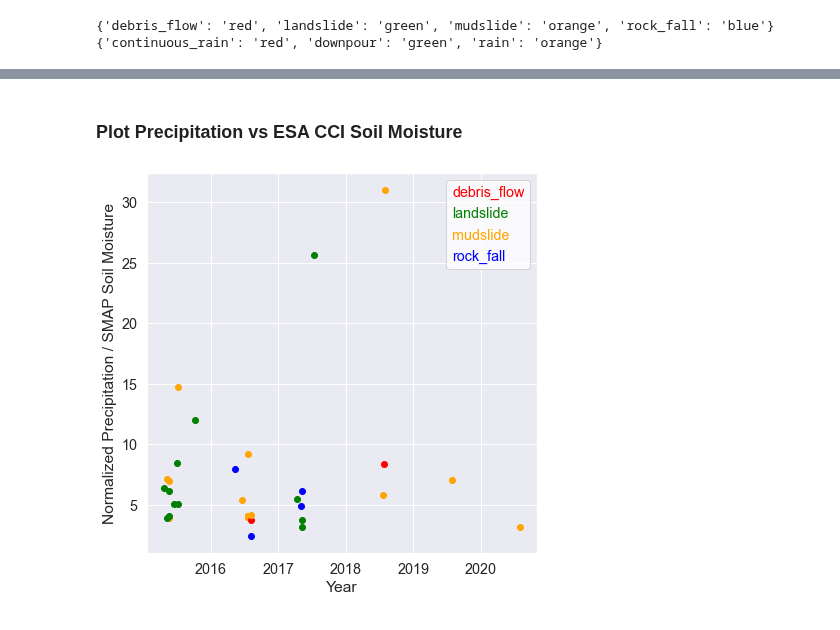
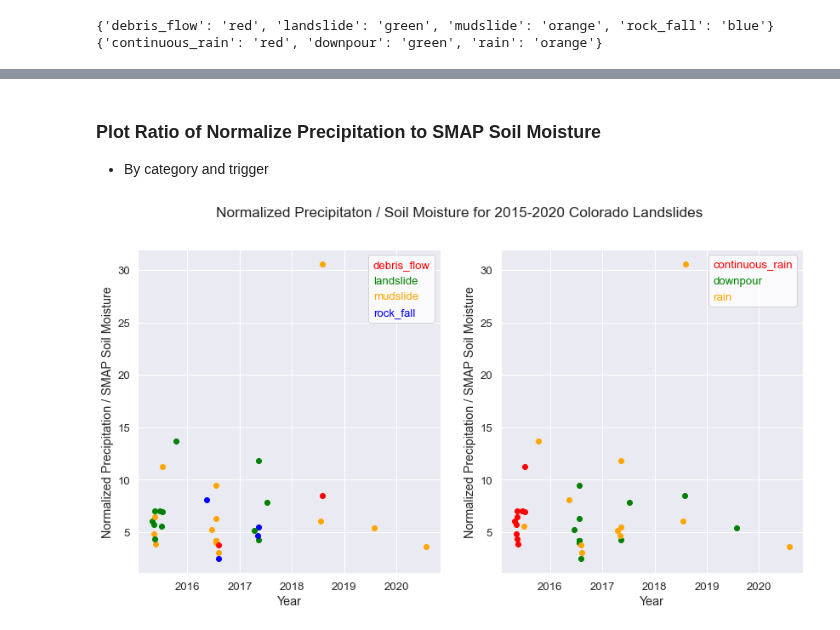
Before and after one commit to jacquiewitte/capstone-landslides-soilmoisture, a Jupyter notebook: landslide_precip_soilm.ipynb, the cells around one changed output, grey strips where cells are left out. Drawn from its saved outputs; the diff is of its cells as text; code cells hidden in the pictures.

```diff
--- a/landslide_precip_soilm.ipynb
+++ b/landslide_precip_soilm.ipynb
@@ -20,7 +25,7 @@ import warnings
 warnings.filterwarnings('ignore')
 
 # Prettier plotting with seaborn
-sns.set(font_scale=1.3)
+sns.set(font_scale=1.2)
 # %%
 def read_smap(filepath, index):
     """
@@ -156,7 +171,7 @@ data_dir = os.path.join(et.io.HOME,
                         'data', 'capstone')
 smap_files = sorted(glob(os.path.join(data_dir, 'smap_9km', '*.h5')))
 
-gpm_files = sorted(glob(os.path.join(data_dir, 'gpm', '*nc4')))
+gpm_files = sorted(glob(os.path.join(data_dir, 'gpm_westernUS', '*nc4')))
 
 esa_files = sorted(glob(os.path.join(data_dir, 'esa_soil_moisture',
                                      '*ACTIVE*nc')))
@@ -372,11 +443,0 @@ ax.text(7.1 ,0, 'Landslide\nTriggered', color='mediumorchid', fontsize='medium')
-# %%
-fig, ax = plt.subplots(figsize=(14, 5), sharex=True, sharey=True)
-
-for id, df in landslide_df.groupby("landslide_id"):
-    ax.plot(df['days-to-landslide'], df['esa_sm_percent'],
-            marker='o', linestyle='none', color='brown')
-
-ax.set(xlabel='Days leading up to rainfall-landslide event',
-       ylabel='%',
-       title='ESA CCI Percent Saturation Soil Moisture')
-ax.text(7.1 ,0, 'Landslide\nTriggered', color='mediumorchid', fontsize='medium');
@@ -385,8 +444,7 @@ ax.text(7.1 ,0, 'Landslide\nTriggered', color='mediumorchid', fontsize='medium')
 # %% [markdown]
 ### Plot Precipitation vs SMAP Soil Moisture
 # %%
-#category = np.unique(landslide_df['landslide_category'])
-colors = ['red','green','orange','blue']
+colors = ['red', 'green', 'orange', 'blue', 'yellow', 'purple']
 
 category = dict(zip(np.unique(landslide_df['landslide_category']), colors))
 print(category)
@@ -459,27 +539,50 @@ ax1.set_ylim([-5, 100]);
 # %% [markdown]
-### Plot Precipitation vs ESA CCI Soil Moisture
+### Plot Ratio of Normalize Precipitation to SMAP Soil Moisture
+- By category and trigger
 # %%
 # Create a scatter plot
-f, ax = plt.subplots(figsize=(7, 7))
+fig, (ax1, ax2) = plt.subplots(ncols=2, nrows=1, figsize=(14, 7))
 
+
+# By Category
 count = 1
 for id, df in landslide_df.groupby("landslide_id"):
-    res = df['precip_accum_mm']/df['precip_accum_mm'].mean()
-    #if res.max() > 1.1:
     for cat in category:
         if df['landslide_category'][0] == cat:
-            ax.scatter(df.index[0], res.max()/df['smap_sm'].max(),
-                   color=category[cat])
+            ax1.scatter(df.index[0], df['precip_accum_norm']/df['smap_sm'],
+                        color=category[cat])
+    count = count+1
 
-    count=count+1
-
-ax.set(xlabel='Year',
-       ylabel='Normalized Precipitation / SMAP Soil Moisture');
+ax1.set(xlabel='Year',
+        ylabel='Normalized Precipitation / SMAP Soil Moisture')
 
 # Add legend
-leg = ax.legend(handlelength=0, handletextpad=0, fancybox=True,
-               labels=category, labelcolor=colors, facecolor='white')
+leg = ax1.legend(handlelength=0, handletextpad=0, fancybox=True,
+                 labels=category, labelcolor=colors, facecolor='white')
 for item in leg.legendHandles:
     item.set_visible(False)
+
+# By Trigger
+count = 1
+for id, df in landslide_df.groupby("landslide_id"):
+    for cat in trigger:
+        if df['landslide_trigger'][0] == cat:
+            ax2.scatter(df.index[0], df['precip_accum_norm']/df['smap_sm'],
+                        color=trigger[cat])
+    count = count+1
+
+ax2.set(xlabel='Year',
+        ylabel='Normalized Precipitation / SMAP Soil Moisture')
+
+# Add legend
+leg = ax2.legend(handlelength=0, handletextpad=0, fancybox=True,
+                 labels=trigger, labelcolor=colors, facecolor='white')
+for item in leg.legendHandles:
+    item.set_visible(False)
+
+# add an overall caption
+fig.suptitle(
+    'Normalized Precipitaton / Soil Moisture for 2015-2020 Colorado Landslides'
+);
 # %% [output]
-[figure, old version]
+[figure, new version]
```
Also changed, not shown: parts of 17 cells of this notebook.
